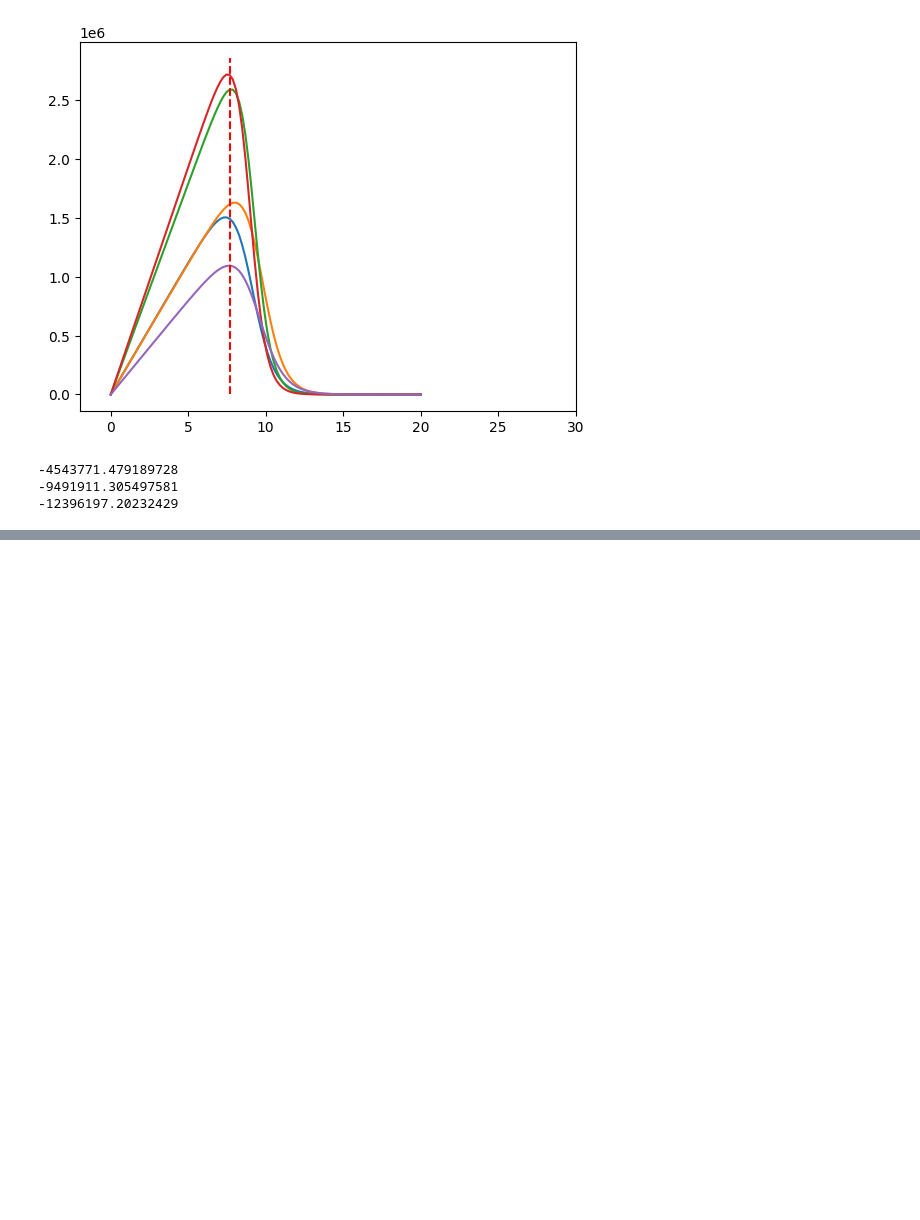
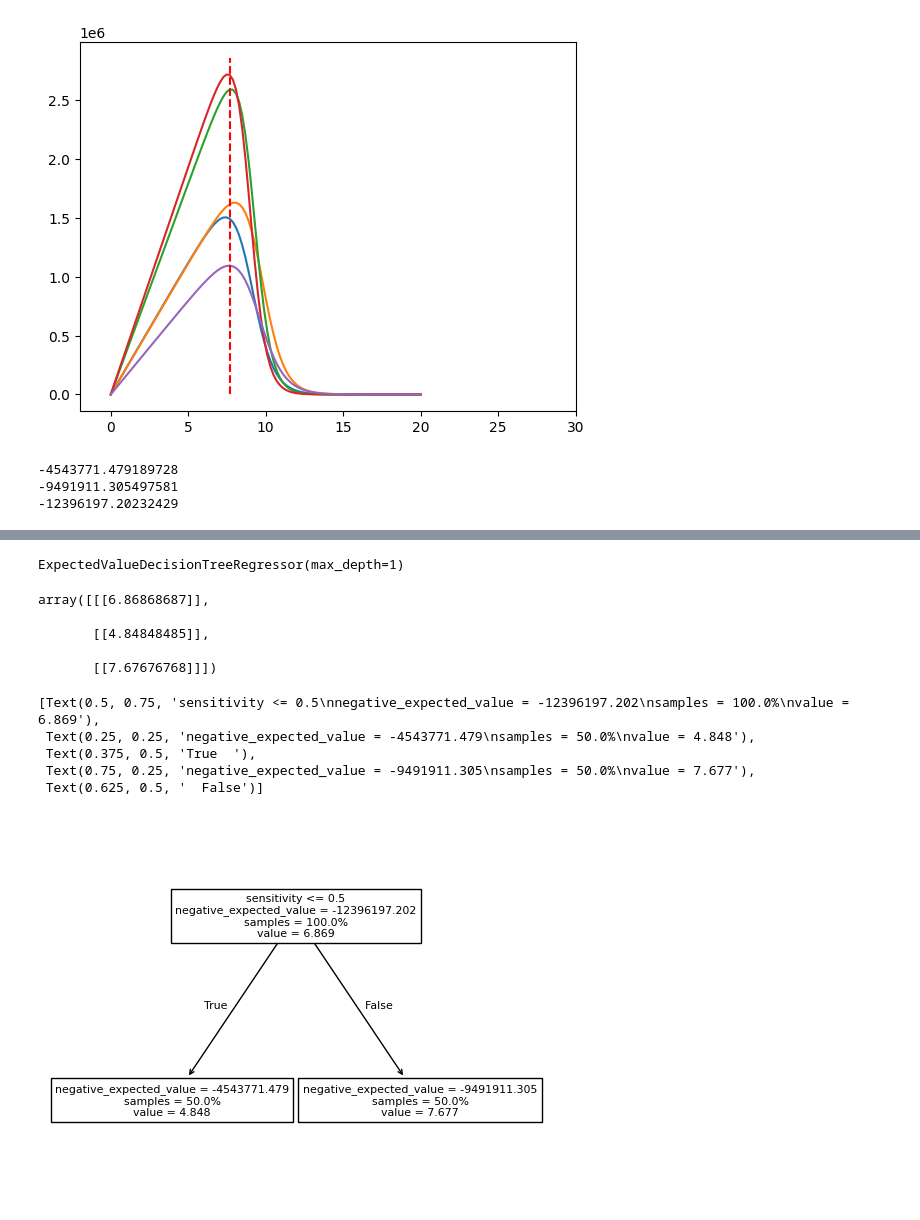
Before and after one commit to bKolisnik/NegativeExpectedValueDecisionTree, a Jupyter notebook: examples/tree/NegativeExpectedDesisionTreeSample.ipynb, the cells around one changed output, grey strips where cells are left out. Cells and saved outputs as stored; diff of their text form; code cells hidden in the pictures; blank space fills up the shorter version.

```diff
--- a/examples/tree/NegativeExpectedDesisionTreeSample.ipynb
+++ b/examples/tree/NegativeExpectedDesisionTreeSample.ipynb
@@ -243,0 +258,2 @@ True
+# %%
+X = x.reshape(-1, 1)
@@ -243,0 +283,3 @@ True
+# %%
+deal_values = np.array(deal_values)
+deal_values
@@ -243,0 +306,23 @@ True
+# %%
+tree = ExpectedValueDecisionTreeRegressor(max_depth = 1)
+
+tree.fit(X, y, deal_values, deal_volumes, prices)
+# %% [output]
+ExpectedValueDecisionTreeRegressor(max_depth=1)
+# %%
+tree.tree_.value
+# %% [output]
+array([[[6.86868687]],
+
+       [[4.84848485]],
+
+       [[7.67676768]]])
+# %%
+plot_tree(tree, feature_names = ["sensitivity"], proportion=True)
+# %% [output]
+[Text(0.5, 0.75, 'sensitivity <= 0.5\nnegative_expected_value = -12396197.202\nsamples = 100.0%\nvalue = 6.869'),
+ Text(0.25, 0.25, 'negative_expected_value = -4543771.479\nsamples = 50.0%\nvalue = 4.848'),
+ Text(0.375, 0.5, 'True  '),
+ Text(0.75, 0.25, 'negative_expected_value = -9491911.305\nsamples = 50.0%\nvalue = 7.677'),
+ Text(0.625, 0.5, '  False')]
+[figure, added]
```
Also changed, not shown: parts of 12 cells of this notebook.
